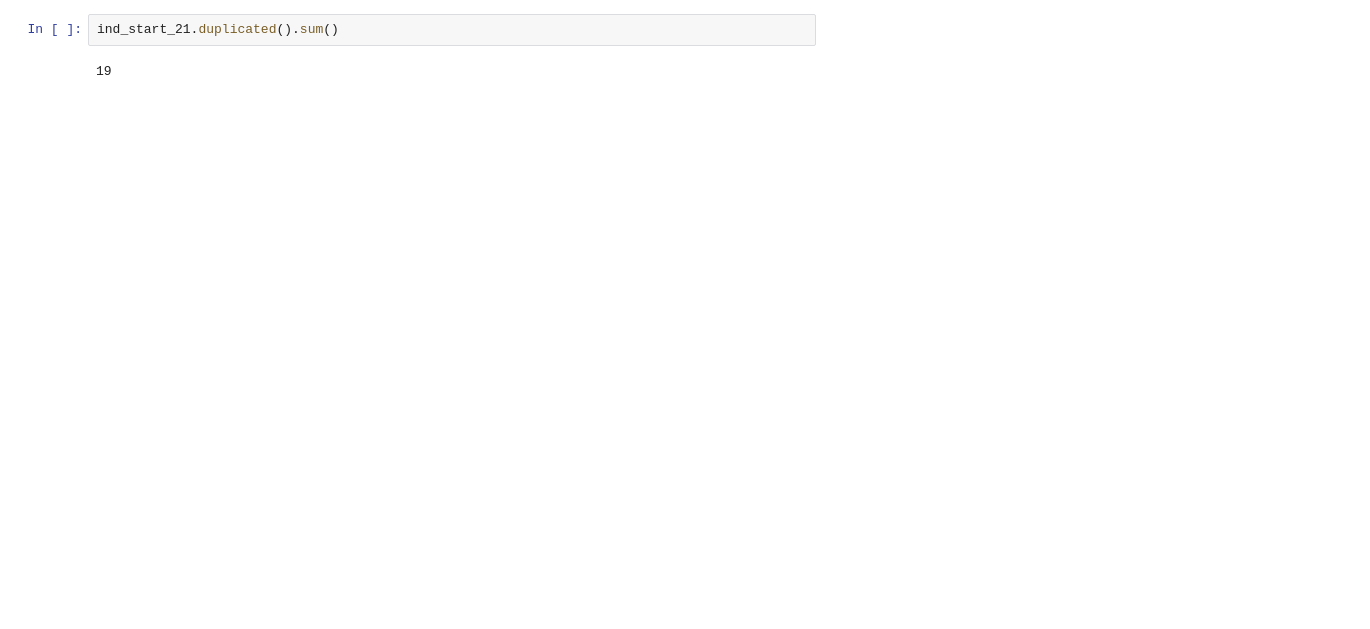
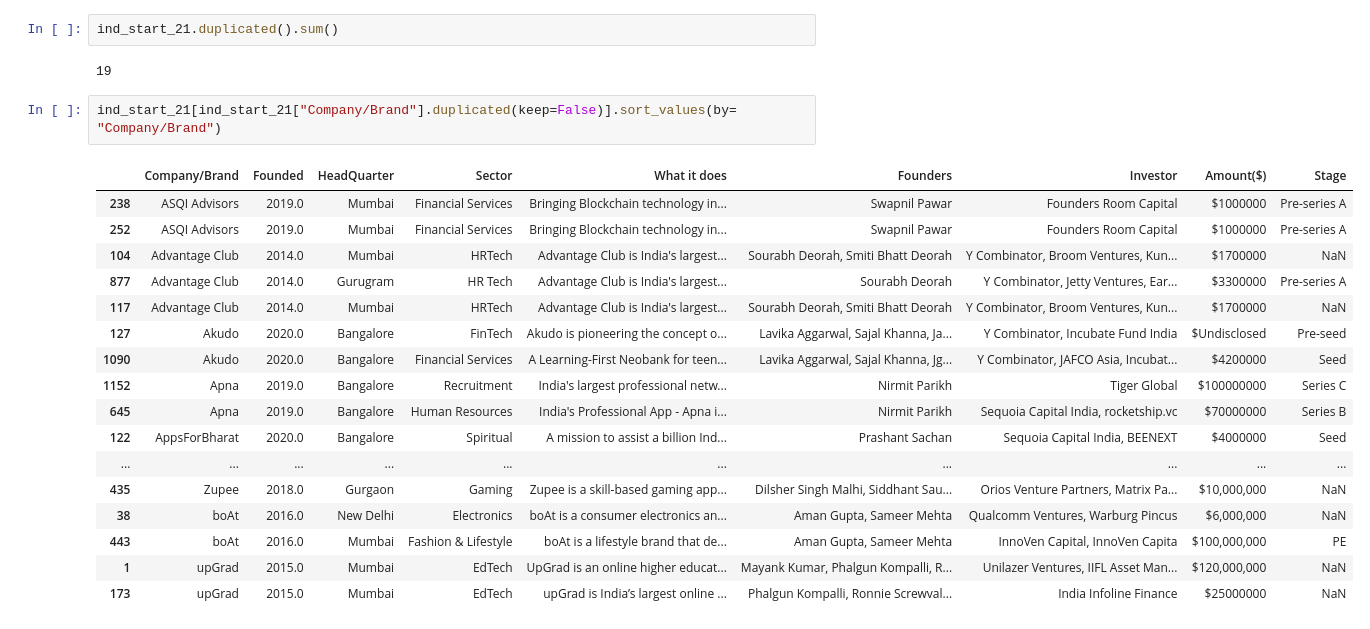
Before and after one commit to codedzifa/Pretoria-Indian-Startup-Ecosystem, a Jupyter notebook: notebooks/Indian Startup Exploration.ipynb, the cells around one changed output. Cells and saved outputs as stored; diff of their text form; blank space fills up the shorter version.

```diff
--- a/notebooks/Indian Startup Exploration.ipynb
+++ b/notebooks/Indian Startup Exploration.ipynb
@@ -1327,3 +1327,23 @@ ind_start_21[ind_start_21["Company/Brand"].duplicated(keep='first')].sort_values
 ind_start_21.duplicated().sum()
 # %% [output]
 19
+# %%
+ind_start_21[ind_start_21["Company/Brand"].duplicated(keep=False)].sort_values(by= "Company/Brand")
+# %% [output]
+|  | Company/Brand | Founded | HeadQuarter | Sector | What it does | Founders | Investor | Amount($) | Stage |
+| 238 | ASQI Advisors | 2019.0 | Mumbai | Financial Services | Bringing Blockchain technology in... | Swapnil Pawar | Founders Room Capital | $1000000 | Pre-series A |
+| 252 | ASQI Advisors | 2019.0 | Mumbai | Financial Services | Bringing Blockchain technology in... | Swapnil Pawar | Founders Room Capital | $1000000 | Pre-series A |
+| 104 | Advantage Club | 2014.0 | Mumbai | HRTech | Advantage Club is India's largest... | Sourabh Deorah, Smiti Bhatt Deorah | Y Combinator, Broom Ventures, Kun... | $1700000 | NaN |
+| 877 | Advantage Club | 2014.0 | Gurugram | HR Tech | Advantage Club is India's largest... | Sourabh Deorah | Y Combinator, Jetty Ventures, Ear... | $3300000 | Pre-series A |
+| 117 | Advantage Club | 2014.0 | Mumbai | HRTech | Advantage Club is India's largest... | Sourabh Deorah, Smiti Bhatt Deorah | Y Combinator, Broom Ventures, Kun... | $1700000 | NaN |
+| 127 | Akudo | 2020.0 | Bangalore | FinTech | Akudo is pioneering the concept o... | Lavika Aggarwal, Sajal Khanna, Ja... | Y Combinator, Incubate Fund India | $Undisclosed | Pre-seed |
+| 1090 | Akudo | 2020.0 | Bangalore | Financial Services | A Learning-First Neobank for teen... | Lavika Aggarwal, Sajal Khanna, Jg... | Y Combinator, JAFCO Asia, Incubat... | $4200000 | Seed |
+| 1152 | Apna | 2019.0 | Bangalore | Recruitment | India's largest professional netw... | Nirmit Parikh | Tiger Global | $100000000 | Series C |
+| 645 | Apna | 2019.0 | Bangalore | Human Resources | India's Professional App - Apna i... | Nirmit Parikh | Sequoia Capital India, rocketship.vc | $70000000 | Series B |
+| 122 | AppsForBharat | 2020.0 | Bangalore | Spiritual | A mission to assist a billion Ind... | Prashant Sachan | Sequoia Capital India, BEENEXT | $4000000 | Seed |
+| ... | ... | ... | ... | ... | ... | ... | ... | ... | ... |
+| 435 | Zupee | 2018.0 | Gurgaon | Gaming | Zupee is a skill-based gaming app... | Dilsher Singh Malhi, Siddhant Sau... | Orios Venture Partners, Matrix Pa... | $10,000,000 | NaN |
+| 38 | boAt | 2016.0 | New Delhi | Electronics | boAt is a consumer electronics an... | Aman Gupta, Sameer Mehta | Qualcomm Ventures, Warburg Pincus | $6,000,000 | NaN |
+| 443 | boAt | 2016.0 | Mumbai | Fashion & Lifestyle | boAt is a lifestyle brand that de... | Aman Gupta, Sameer Mehta | InnoVen Capital, InnoVen Capita | $100,000,000 | PE |
+| 1 | upGrad | 2015.0 | Mumbai | EdTech | UpGrad is an online higher educat... | Mayank Kumar, Phalgun Kompalli, R... | Unilazer Ventures, IIFL Asset Man... | $120,000,000 | NaN |
+| 173 | upGrad | 2015.0 | Mumbai | EdTech | upGrad is India’s largest online ... | Phalgun Kompalli, Ronnie Screwval... | India Infoline Finance | $25000000 | NaN |
```
Also changed, not shown: parts of 25 cells of this notebook.
